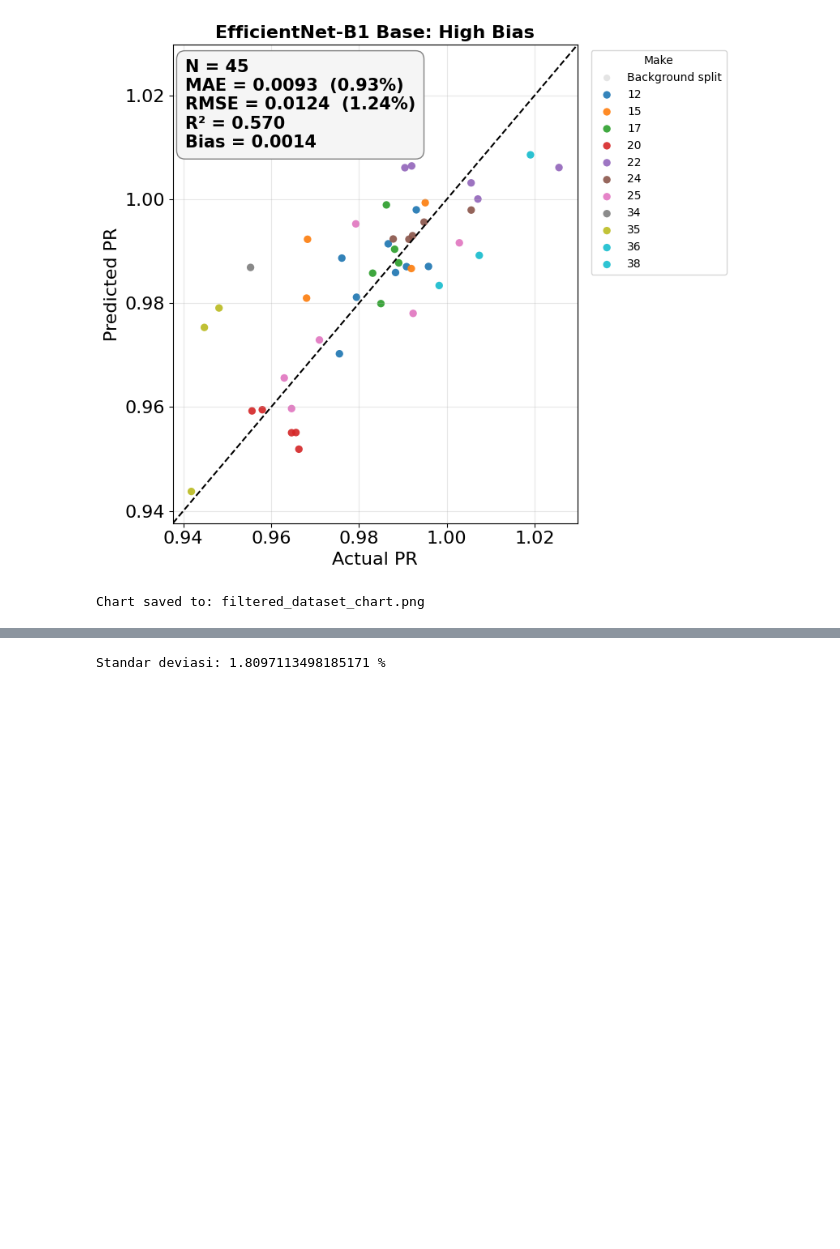
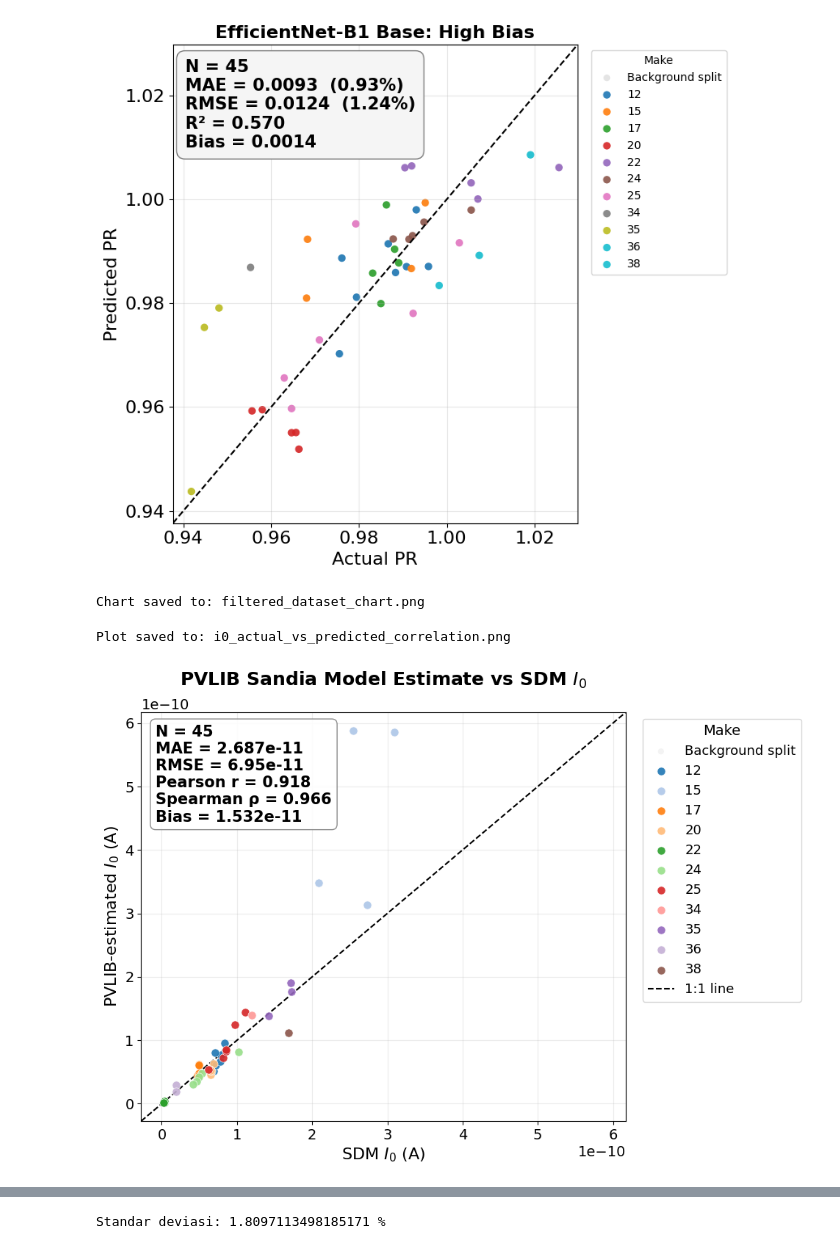
Before and after one commit to Kakozi/kodethesis, a Jupyter notebook: MerapikanChart.ipynb, the cells around one changed output, grey strips where cells are left out. Drawn from its saved outputs; the diff is of its cells as text; code cells hidden in the pictures; blank space fills up the shorter version.

```diff
--- a/MerapikanChart.ipynb
+++ b/MerapikanChart.ipynb
@@ -412,3 +764,21 @@ Chart saved to: filtered_dataset_chart.png
 FILTERED_OUTPUT7_CSV = "rajput_results_with_PR_PF_Voc_make.csv"
 
 ref7_df = pd.read_csv(FILTERED_OUTPUT7_CSV)
+# %%
+metrics_i0 = plot_actual_vs_predicted_with_correlations(
+    plot_df=ref7_df,
+    background_df=ref7_df,
+    actual_col="I0_diode_A",
+    pred_col="I0_pyspice_A",
+    make_col="Make",
+    title="PVLIB Sandia Model Estimate vs SDM $I_0$",
+    xlabel="SDM $I_0$ (A)",
+    ylabel="PVLIB-estimated $I_0$ (A)",
+    save_path="i0_actual_vs_predicted_correlation.png",
+    figsize=(10, 7),
+    font_size=16,
+    marker_size=65
+)
+# %% [output]
+Plot saved to: i0_actual_vs_predicted_correlation.png
+[figure, added]
```
Also changed, not shown: parts of 8 cells of this notebook, 1 other file.
